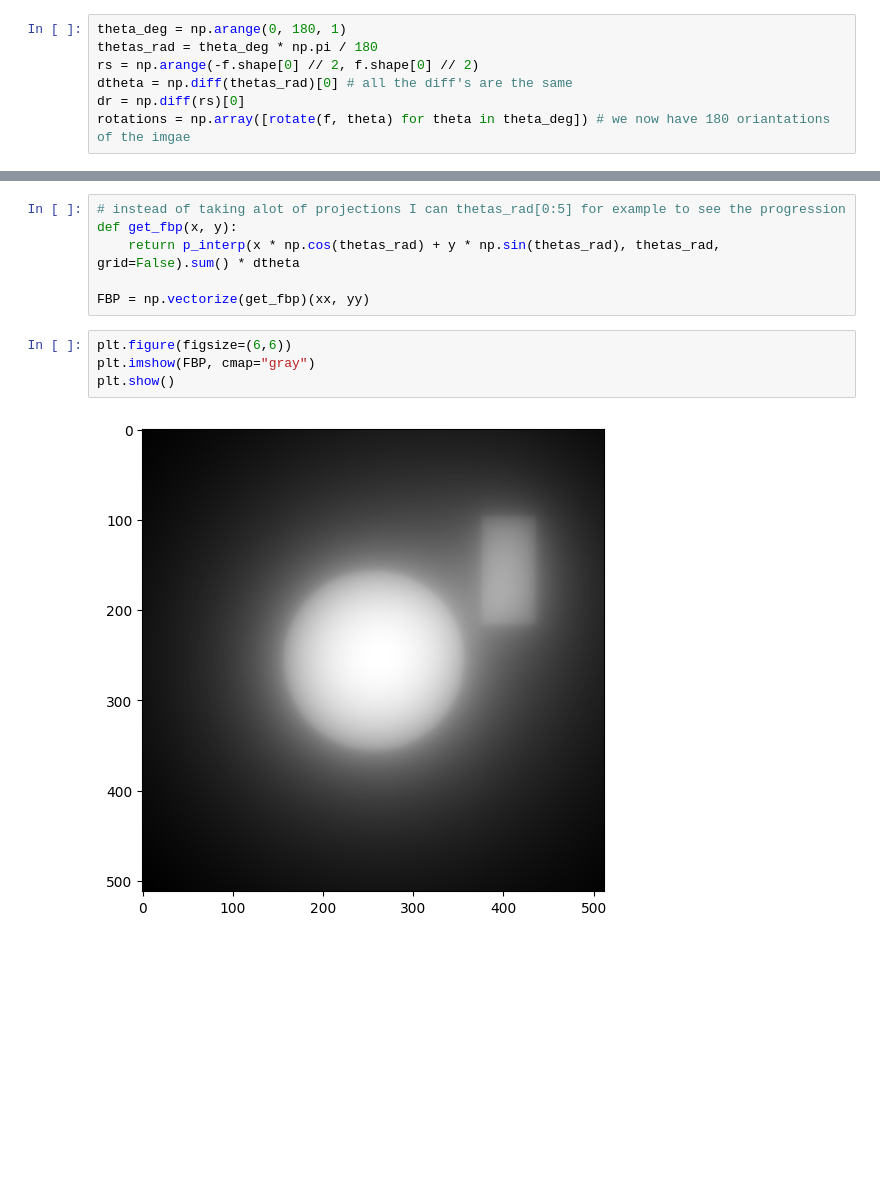
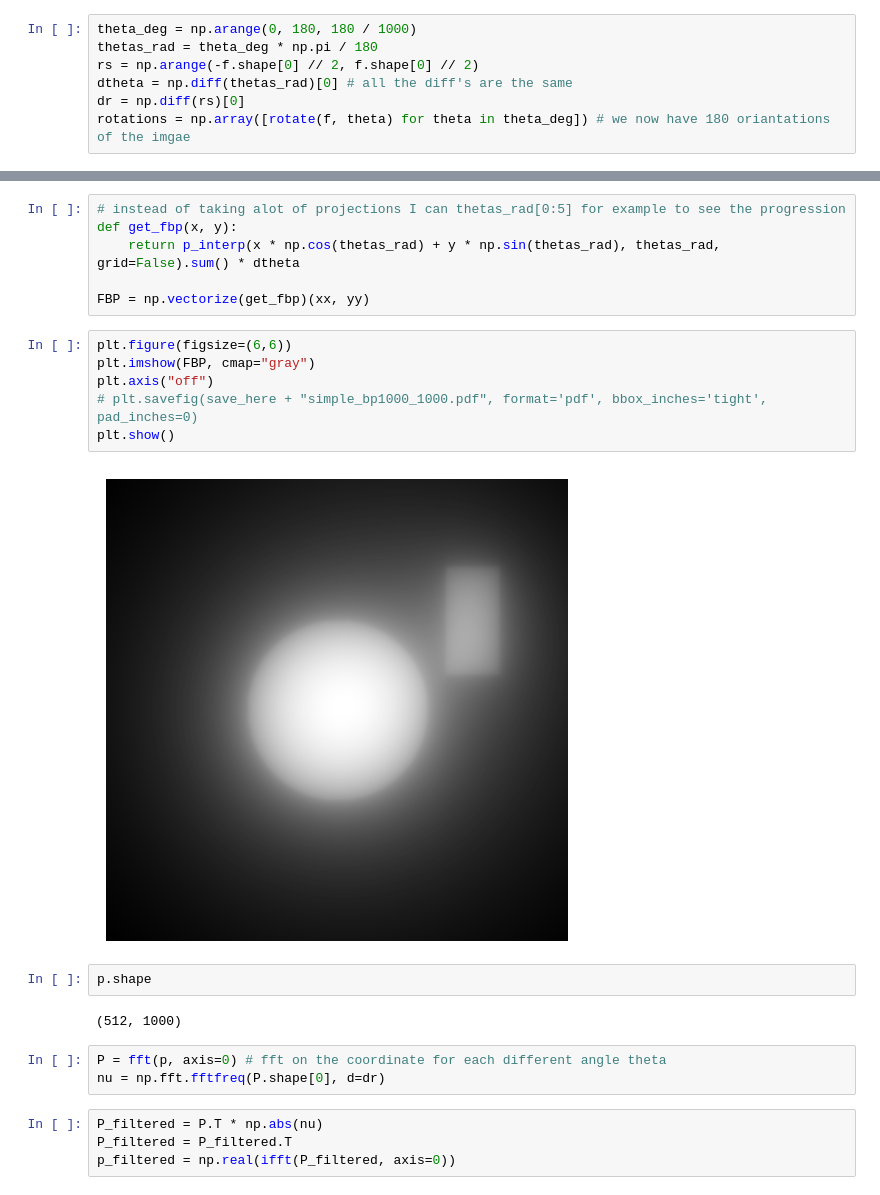
Before and after one commit to TomerFriling/reconstruction_examples_for_master, a Jupyter notebook: back_projection.ipynb, the cells around one changed output, grey strips where cells are left out. Cells and saved outputs as stored; diff of their text form; blank space fills up the shorter version.

```diff
--- a/back_projection.ipynb
+++ b/back_projection.ipynb
@@ -49,7 +50,7 @@ plt.show()
 # %% [output]
 [figure]
 # %%
-theta_deg = np.arange(0, 180, 1)
+theta_deg = np.arange(0, 180, 180 / 1000)
 thetas_rad = theta_deg * np.pi / 180
 rs = np.arange(-f.shape[0] // 2, f.shape[0] // 2)
 dtheta = np.diff(thetas_rad)[0] # all the diff's are the same
@@ -106,6 +107,19 @@ FBP = np.vectorize(get_fbp)(xx, yy)
 # %%
 plt.figure(figsize=(6,6))
 plt.imshow(FBP, cmap="gray")
+plt.axis("off")
+# plt.savefig(save_here + "simple_bp1000_1000.pdf", format='pdf', bbox_inches='tight', pad_inches=0)
 plt.show()
 # %% [output]
-[figure, old version]
+[figure, new version]
+# %%
+p.shape
+# %% [output]
+(512, 1000)
+# %%
+P = fft(p, axis=0) # fft on the coordinate for each different angle theta
+nu = np.fft.fftfreq(P.shape[0], d=dr)
+# %%
+P_filtered = P.T * np.abs(nu)
+P_filtered = P_filtered.T
+p_filtered = np.real(ifft(P_filtered, axis=0))
```
Also changed, not shown: parts of 9 cells of this notebook, 20 other files.
